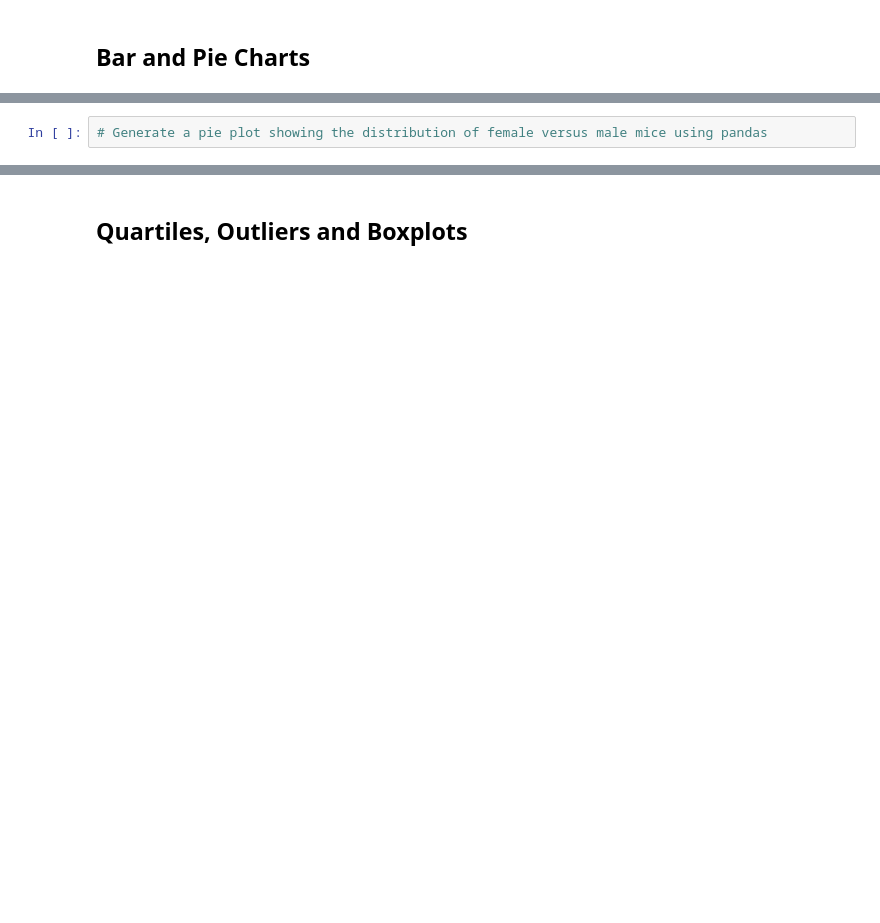
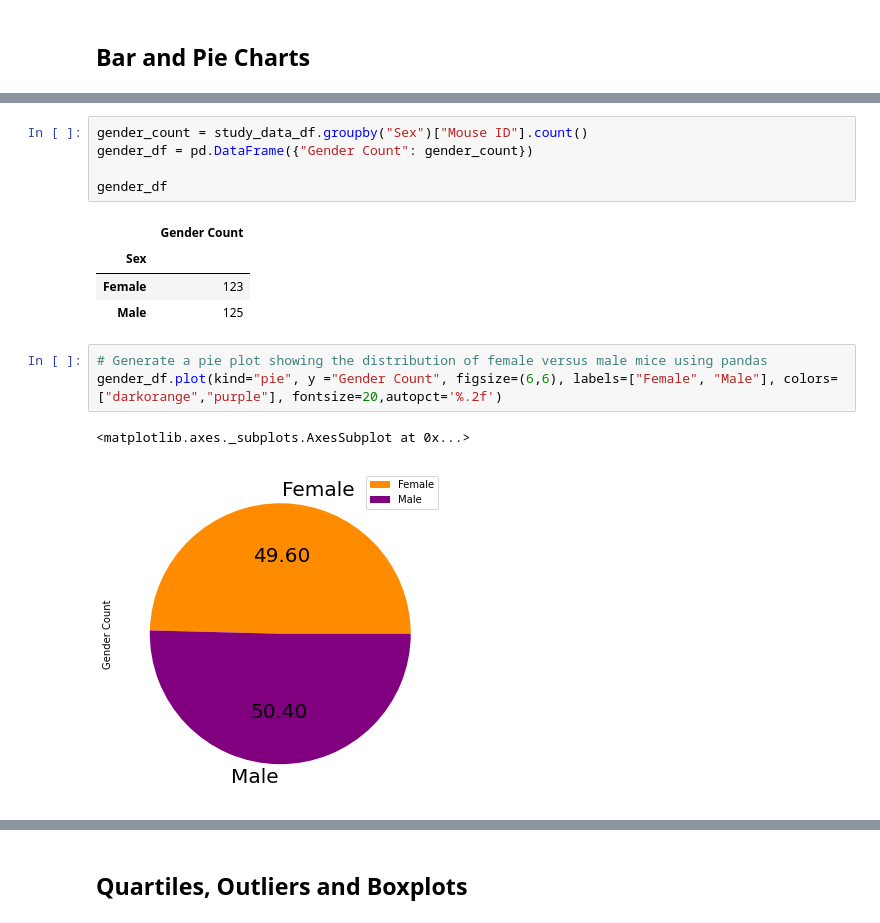
Before and after one commit to fisher1916/cancer-drug-study, a Jupyter notebook: pymaceuticals.ipynb, the cells around one changed output, grey strips where cells are left out. Drawn from its saved outputs; the diff is of its cells as text; blank space fills up the shorter version.

```diff
--- a/pymaceuticals.ipynb
+++ b/pymaceuticals.ipynb
@@ -164,4 +225,18 @@ mice_group.drop_duplicates().groupby('Drug Regimen').count().plot(kind='bar')
+# %%
+gender_count = study_data_df.groupby("Sex")["Mouse ID"].count()
+gender_df = pd.DataFrame({"Gender Count": gender_count})
+
+gender_df
+# %% [output]
+|  | Gender Count |
+| Sex |  |
+| Female | 123 |
+| Male | 125 |
 # %%
 # Generate a pie plot showing the distribution of female versus male mice using pandas
+gender_df.plot(kind="pie", y ="Gender Count", figsize=(6,6), labels=["Female", "Male"], colors=["darkorange","purple"], fontsize=20,autopct='%.2f')
+# %% [output]
+<matplotlib.axes._subplots.AxesSubplot at 0x...>
+[figure, added]
 # %%
 # Generate a pie plot showing the distribution of female versus male mice using pyplot
```
Also changed, not shown: parts of 14 cells of this notebook, 2 other files.
